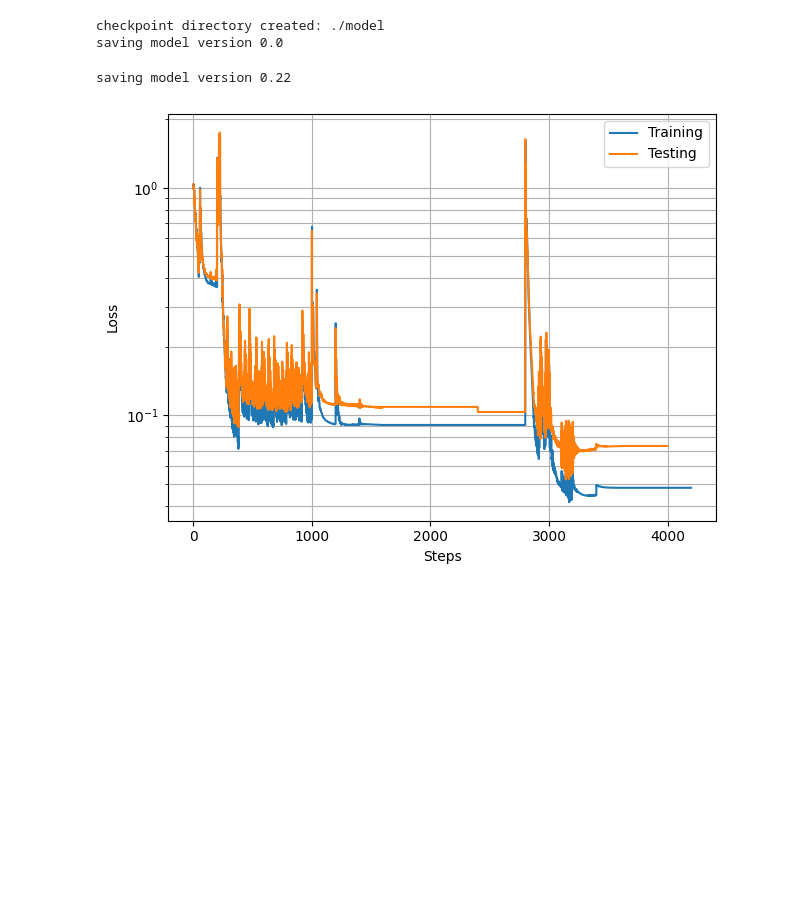
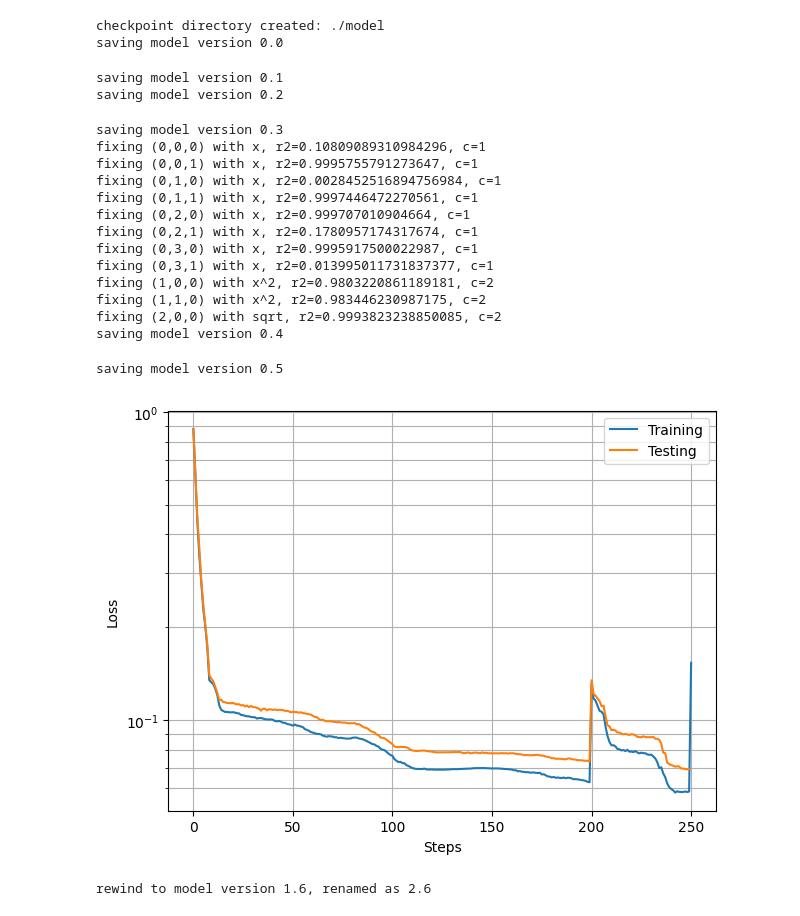
Before and after one commit to nhsnow2/pykanKAN, a Jupyter notebook: scripts/toy_problems/toy_template.ipynb, the cells around one changed output. Saved outputs shown, nothing was run; the diff lists cells and outputs as text; code cells hidden in the pictures; blank space fills up the shorter version.

```diff
--- a/scripts/toy_problems/toy_template.ipynb
+++ b/scripts/toy_problems/toy_template.ipynb
@@ -133,15 +133,15 @@ class KanModel:
                             self,
                             dataset = None
                             ):
-        Y_TRUE = dataset['test_label'] if dataset else self.dataset['test_label'].cpu().to_numpy()
-        Y_PREDICTED = self.model(dataset['test_input']) if dataset else self.model(self.dataset['test_input']).detach().cpu().to_numpy()
+        Y_TRUE = dataset['test_label'] if dataset else self.dataset['test_label'].cpu().numpy()
+        Y_PREDICTED = self.model(dataset['test_input']) if dataset else self.model(self.dataset['test_input']).detach().cpu().numpy()
         r2 = r2_score(Y_TRUE, Y_PREDICTED)
         mae = mean_absolute_error(Y_TRUE, Y_PREDICTED)
         mse = mean_squared_error(Y_TRUE, Y_PREDICTED)
-        rmse = root_mean_squared_error(Y_TRUE, Y_PREDICTED)
-        maxerr = max_error(Y_TRUE, Y_PREDICTED)
-        print(f"R2: {r2}\tMAE: {mae}\tMSE: {mse}\tRMSE: {rmse}\tMaxAE: {maxerr}")
-        return {'R2':r2, 'MAE':mae, 'MSE':mse, 'RMSE':rmse, 'MaxAE':maxerr}
+        #rmse = root_mean_squared_error(Y_TRUE, Y_PREDICTED)
+        #maxerr = max_error(Y_TRUE, Y_PREDICTED)
+        print(f"R2: {r2}\tMAE: {mae}\tMSE: {mse}")#\tRMSE: {rmse}\tMaxAE: {maxerr}")
+        return {'R2':r2, 'MAE':mae, 'MSE':mse,}# 'RMSE':rmse, 'MaxAE':maxerr}
 # Plot model
     def plot(
              self,
@@ -156,7 +156,7 @@ class KanModel:
                   **kwargs
                   ):
         self.model.auto_symbolic(library)
-        return kan.utils.ex_round(self.model.symbolic_formula()[0][0],4)
+        return kan.utils.ex_round(self.model.symbolic_formula()[0][0],4) # type:ignore
 # %%
 # --- Alternative Generator
 def generate_dataset(
@@ -274,18 +274,42 @@ f = lambda x: torch.sqrt(torch.square(x[:,[0]] - x[:,[1]]) + torch.square(x[:,[2
 dataset, statistics = generate_dataset(f, 4, 1, 2000, 2000, device='cuda:0', ranges=[[1, 10]])
 # %%
 # HypPrm for initialization: width, spline order (k=3), grid intervals (grid=8), noise_scale, base_function (silu, identity, zero)
-mykan = KanModel(dataset, [5,5], 'cuda:0', seed=43, k=4, grid=8)
+mykan = KanModel(dataset, [5,5], 'cuda:0', seed=43, k=4, grid=4)
 # %% [output]
 checkpoint directory created: ./model
 saving model version 0.0
 # %%
 # HypPrm for training: opt (Adam, LBFGS), steps, lr, lamb
-mykan.fit(dataset, steps=200, opt='LFBGS', lr=.0001, lamb=0.01)
+mykan.fit(dataset, steps=200, opt='LBFGS', lr=.1, lamb=0.01)
+mykan.prune(node_th=0.03)
+mykan.fit(dataset, steps=50, opt='LBFGS', lr=.01, lamb=0.01)
+mykan.model.auto_symbolic(lib=['x','x^2','sqrt'])
+mykan.fit(dataset, steps=5, opt='Adam', lr=.01, lamb=0.01)
+
 mykan.plot_training()
 print()
 # %% [output]
-saving model version 0.22
+saving model version 0.1
+saving model version 0.2
+saving model version 0.3
+fixing (0,0,0) with x, r2=0.10809089310984296, c=1
+fixing (0,0,1) with x, r2=0.9995755791273647, c=1
+fixing (0,1,0) with x, r2=0.0028452516894756984, c=1
+fixing (0,1,1) with x, r2=0.9997446472270561, c=1
+fixing (0,2,0) with x, r2=0.999707010904664, c=1
+fixing (0,2,1) with x, r2=0.1780957174317674, c=1
+fixing (0,3,0) with x, r2=0.9995917500022987, c=1
+fixing (0,3,1) with x, r2=0.013995011731837377, c=1
+fixing (1,0,0) with x^2, r2=0.9803220861189181, c=2
+fixing (1,1,0) with x^2, r2=0.983446230987175, c=2
+fixing (2,0,0) with sqrt, r2=0.9993823238850085, c=2
+saving model version 0.4
+saving model version 0.5
-[figure, old version]
+[figure, new version]
+# %%
+mykan.model = mykan.model.rewind('1.6')
+# %% [output]
+rewind to model version 1.6, renamed as 2.6
 # %%
 mykan.plot()
 # %% [output]
```
Also changed, not shown: parts of 19 cells of this notebook.
